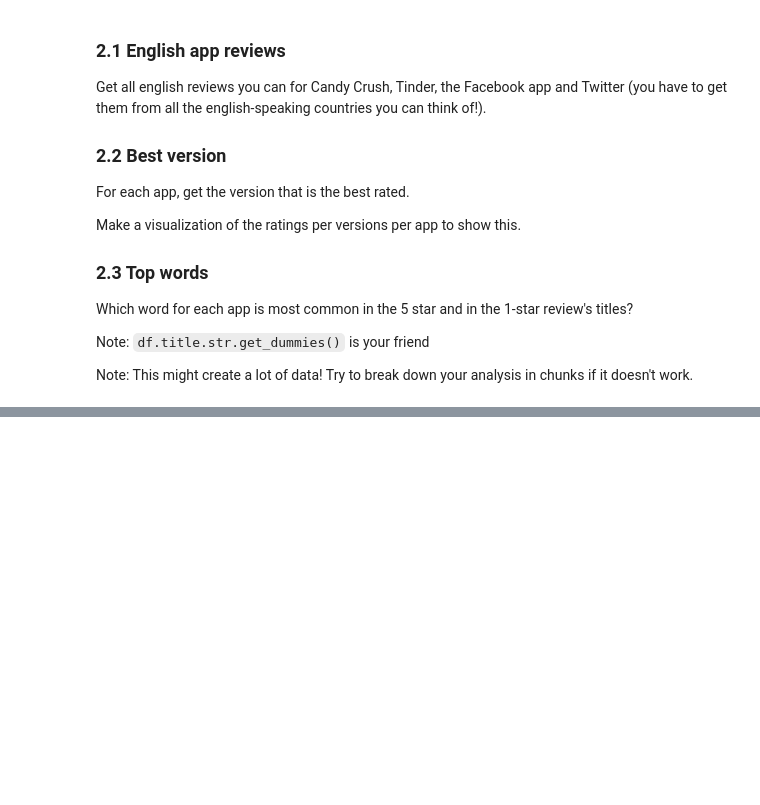
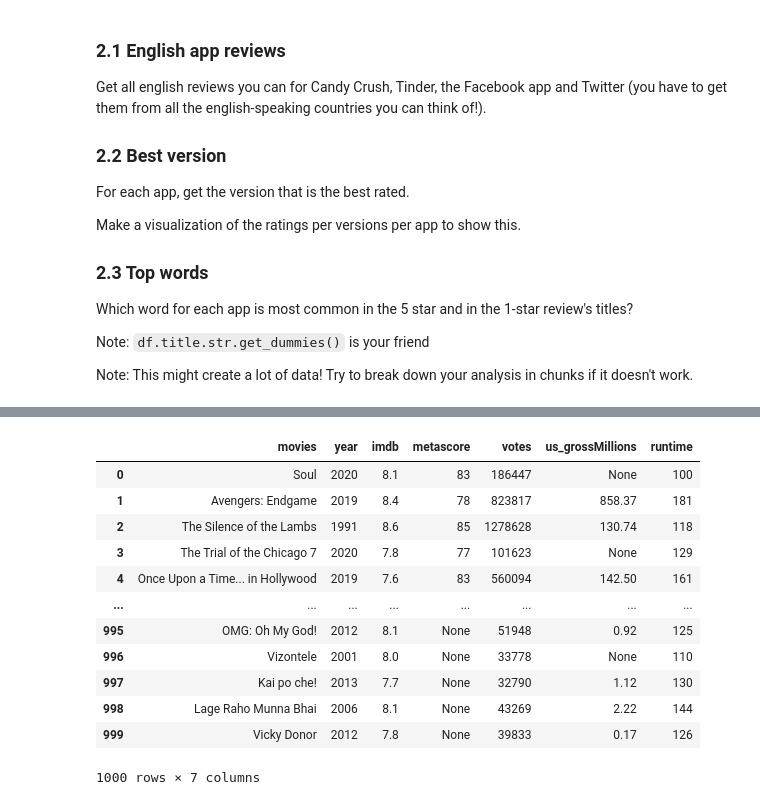
Before and after one commit to cb-ds-1/4-5-web-data, a Jupyter notebook: workshop.ipynb, the cells around one changed output, grey strips where cells are left out. Saved outputs shown, nothing was run; the diff lists cells and outputs as text; code cells hidden in the pictures; blank space fills up the shorter version.

```diff
--- a/workshop.ipynb
+++ b/workshop.ipynb
@@ -57,0 +205,30 @@ Note: This might create a lot of data! Try to break down your analysis in chunks
+# %%
+#2.3 Which word for each app is most common in the 5 star and in the 1-star review's titles?
+#Note: df.title.str.get_dummies() is your friend
+#Note: This might create a lot of data! Try to break down your analysis in chunks if it doesn't work.
+data_d = {
+    'apps':[],
+    'ratings': [],
+    'most_common_word':[],
+    'second_most_common_word':[],
+    'third_most_common_word':[],
+    'fourth_most_common_word': [],
+    'fifth_most_common_word': []
+}
+ratings = [1,5]
+for app in app_names:
+    for rating in ratings:
+        filter_title = df['APP_NAME'] == app
+        filter_rating = df['APP_RATING'] == rating
+        df_temp = df[((filter_title) & (filter_rating))]
+        df_temp = (df_temp['TITLE'].str.get_dummies(sep=' ')
+                                       .sum()
+                                       .sort_values(ascending = False))
+        data_d['apps'].append(app)
+        data_d['ratings'].append(rating)
+        for i,v in enumerate(['most_common_word', 'second_most_common_word','third_most_common_word','fourth_most_common_word', 'fifth_most_common_word']):
+            data_d[v].append(df_temp.index[i])
+
+
+df = pd.DataFrame(data_d)
+df
@@ -77,0 +312,17 @@ Note that the following  page attribues will be of interest:
+# %%
+df = pd.DataFrame(movie_data)
+df
+# %% [output]
+|  | movies | year | imdb | metascore | votes | us_grossMillions | runtime |
+| 0 | Soul | 2020 | 8.1 | 83 | 186447 | None | 100 |
+| 1 | Avengers: Endgame | 2019 | 8.4 | 78 | 823817 | 858.37 | 181 |
+| 2 | The Silence of the Lambs | 1991 | 8.6 | 85 | 1278628 | 130.74 | 118 |
+| 3 | The Trial of the Chicago 7 | 2020 | 7.8 | 77 | 101623 | None | 129 |
+| 4 | Once Upon a Time... in Hollywood | 2019 | 7.6 | 83 | 560094 | 142.50 | 161 |
+| ... | ... | ... | ... | ... | ... | ... | ... |
+| 995 | OMG: Oh My God! | 2012 | 8.1 | None | 51948 | 0.92 | 125 |
+| 996 | Vizontele | 2001 | 8.0 | None | 33778 | None | 110 |
+| 997 | Kai po che! | 2013 | 7.7 | None | 32790 | 1.12 | 130 |
+| 998 | Lage Raho Munna Bhai | 2006 | 8.1 | None | 43269 | 2.22 | 144 |
+| 999 | Vicky Donor | 2012 | 7.8 | None | 39833 | 0.17 | 126 |
+1000 rows × 7 columns
```
Also changed, not shown: parts of 7 cells of this notebook.
